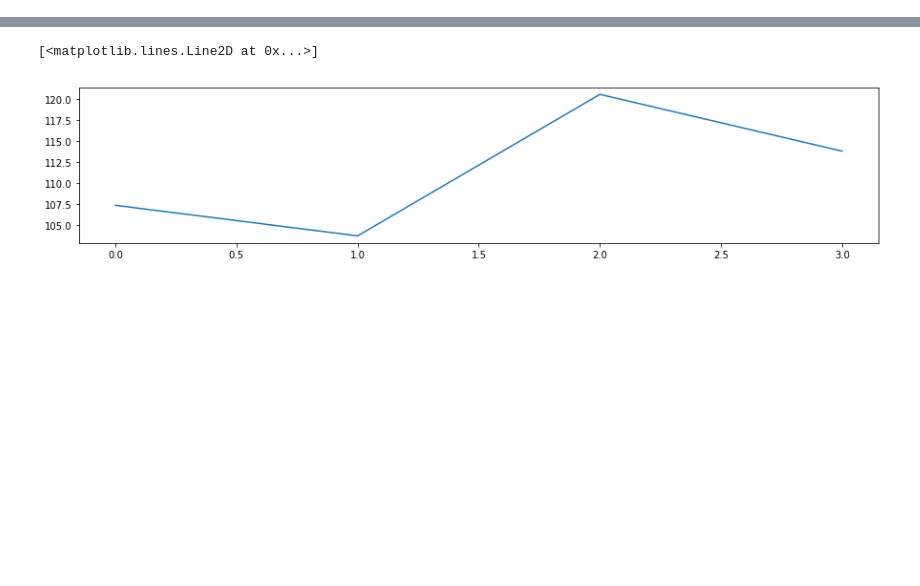
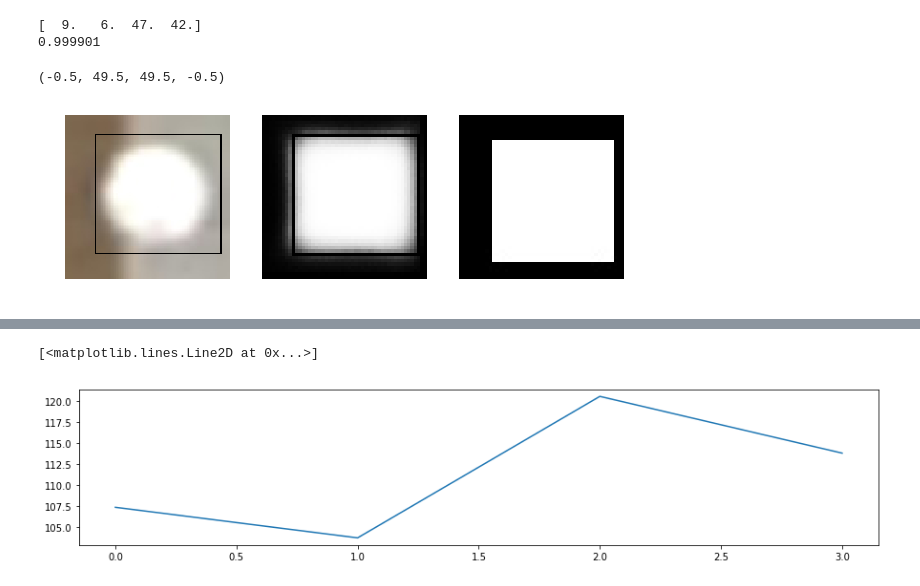
Before and after one commit to BrotherJing/CNN_tabletennis, a Jupyter notebook: regression.ipynb, the cells around one changed output, grey strips where cells are left out. Cells and saved outputs as stored; diff of their text form; code cells hidden in the pictures; blank space fills up the shorter version.

```diff
--- a/regression.ipynb
+++ b/regression.ipynb
@@ -69,0 +77,30 @@ bbox is  [ 107.35997009  103.73042297  120.52734375  113.79000854]
+# %%
+transformed_image = transformer.preprocess('data', image)
+net.blobs['data'].data[0,...] = transformed_image
+
+output = net.forward()
+
+(x1,y1,x2,y2) = bbox = net.blobs['roi'].data[0]
+prob_max = output['prob_max'][0]
+
+print bbox
+print prob_max
+
+output_img = image.copy()
+cv2.rectangle(output_img, (int(x1*2),int(y1*2)), (int(x2*2), int(y2*2)), (0,0,255), 1)
+
+plt.subplot(1, 3, 1)
+plt.imshow(output_img); plt.axis('off')
+
+plt.subplot(1, 3, 3)
+prob = caffe.io.load_image(prob_name)
+plt.imshow(prob); plt.axis('off')
+
+plt.subplot(1, 3, 2)
+cv2.rectangle(sodlt, (int(x1),int(y1)), (int(x2), int(y2)), (0,0,128), 1)
+plt.imshow(sodlt); plt.axis('off')
+# %% [output]
+[  9.   6.  47.  42.]
+0.999901
+(-0.5, 49.5, 49.5, -0.5)
+[figure, added]
```
Also changed, not shown: parts of 11 cells of this notebook, 22 other files.
